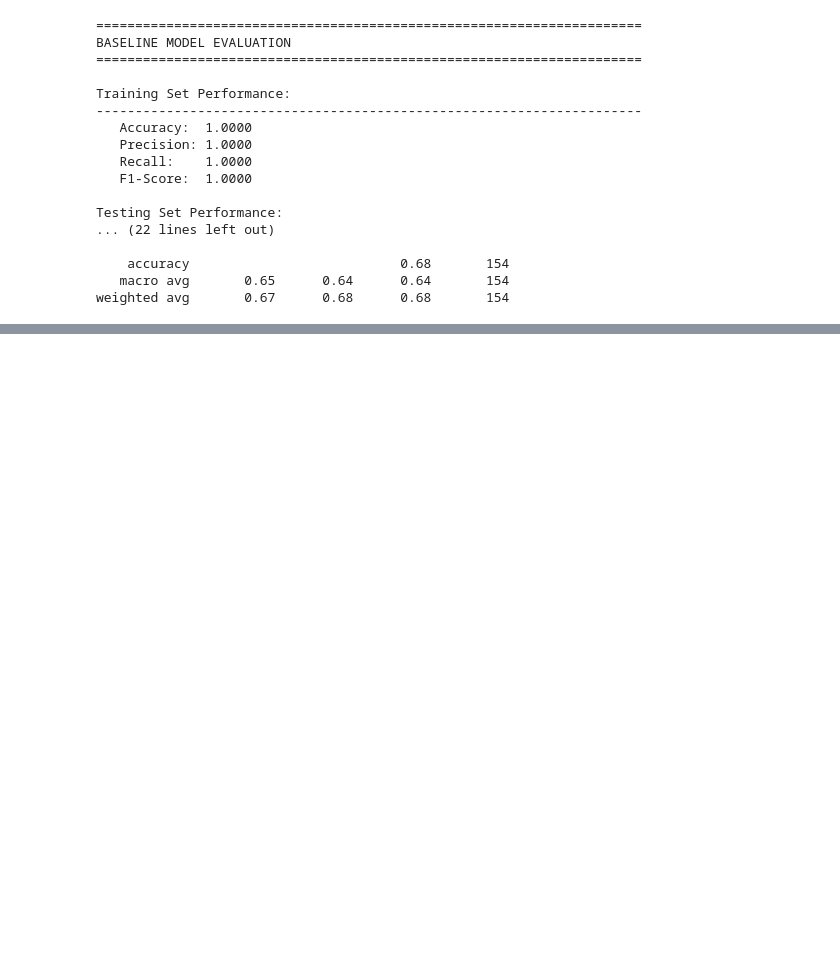
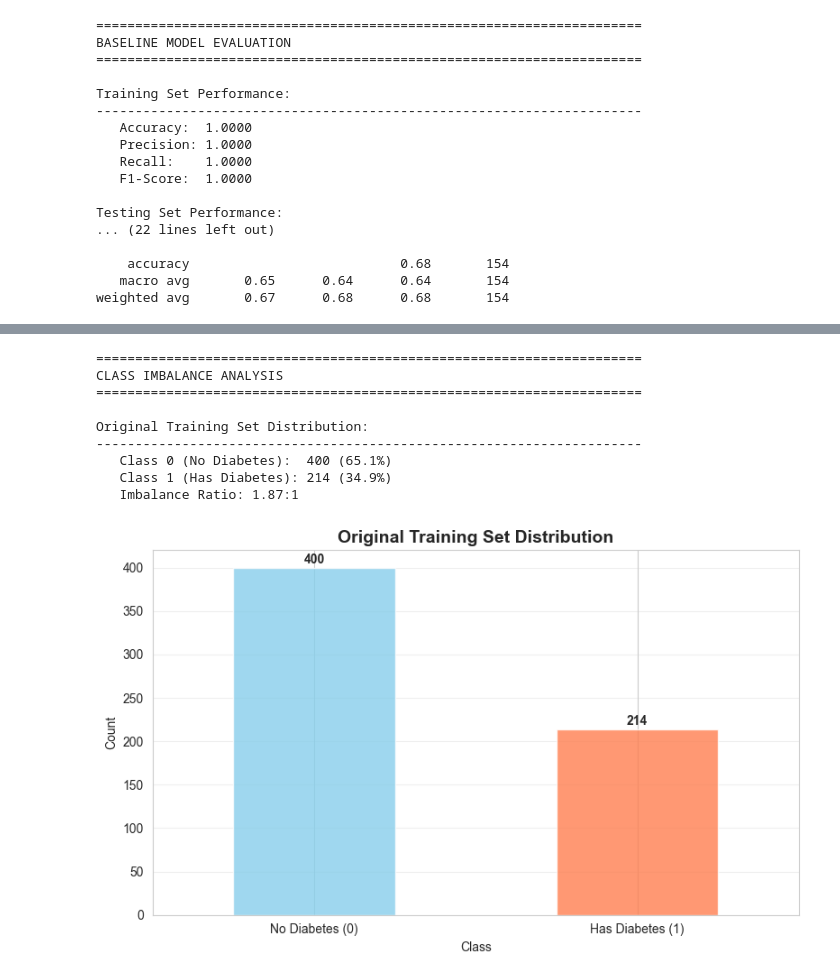
Before and after one commit to 4geeksacademy/abgonzalez-introduction-machine-learning, a Jupyter notebook: src/04-decision-tree-diabetes.ipynb, the cells around one changed output, grey strips where cells are left out. Drawn from its saved outputs; the diff is of its cells as text; code cells hidden in the pictures; blank space fills up the shorter version.

Commit message:
feat: decision tree to predict diabetes

```diff
--- a/src/04-decision-tree-diabetes.ipynb
+++ b/src/04-decision-tree-diabetes.ipynb
@@ -1687,19 +249,0 @@ HYPERPARAMETER TUNING WITH GRIDSEARCHCV
-# %%
-# Create GridSearchCV object
-grid_search = GridSearchCV(
-    estimator=DecisionTreeClassifier(random_state=42),
-    param_grid=param_grid,
-    cv=5,  # 5-fold cross-validation
-    scoring='accuracy',
-    n_jobs=-1,  # Use all available processors
-    verbose=2,
-    return_train_score=True
-)
-
-# Fit GridSearchCV
-print("\n🚀 Starting GridSearchCV...")
-grid_search.fit(X_train, y_train)
-
-print("\n" + "="*70)
-print("✓ GridSearchCV Complete!")
-print("="*70)
@@ -2607,0 +400,40 @@ plt.show()
+# %%
+# Import imbalance handling libraries
+from imblearn.over_sampling import RandomOverSampler, SMOTE
+from imblearn.under_sampling import RandomUnderSampler
+
+print("="*70)
+print("CLASS IMBALANCE ANALYSIS")
+print("="*70)
+
+# Check current class distribution
+print("\nOriginal Training Set Distribution:")
+print("-"*70)
+class_counts = y_train.value_counts()
+print(f"   Class 0 (No Diabetes):  {class_counts[0]:3d} ({class_counts[0]/len(y_train)*100:.1f}%)")
+print(f"   Class 1 (Has Diabetes): {class_counts[1]:3d} ({class_counts[1]/len(y_train)*100:.1f}%)")
+print(f"   Imbalance Ratio: {class_counts[0]/class_counts[1]:.2f}:1")
+
+# Visualize original distribution
+fig, ax = plt.subplots(1, 1, figsize=(8, 5))
+y_train.value_counts().plot(kind='bar', ax=ax, color=['skyblue', 'coral'], alpha=0.8)
+ax.set_title('Original Training Set Distribution', fontsize=14, fontweight='bold')
+ax.set_xlabel('Class')
+ax.set_xticklabels(['No Diabetes (0)', 'Has Diabetes (1)'], rotation=0)
+ax.set_ylabel('Count')
+ax.grid(axis='y', alpha=0.3)
+for i, v in enumerate(class_counts):
+    ax.text(i, v + 5, str(v), ha='center', fontweight='bold')
+plt.tight_layout()
+plt.show()
+# %% [output]
+======================================================================
+CLASS IMBALANCE ANALYSIS
+======================================================================
+
+Original Training Set Distribution:
+----------------------------------------------------------------------
+   Class 0 (No Diabetes):  400 (65.1%)
+   Class 1 (Has Diabetes): 214 (34.9%)
+   Imbalance Ratio: 1.87:1
+[figure, added]
```
Also changed, not shown: parts of 107 cells of this notebook.
